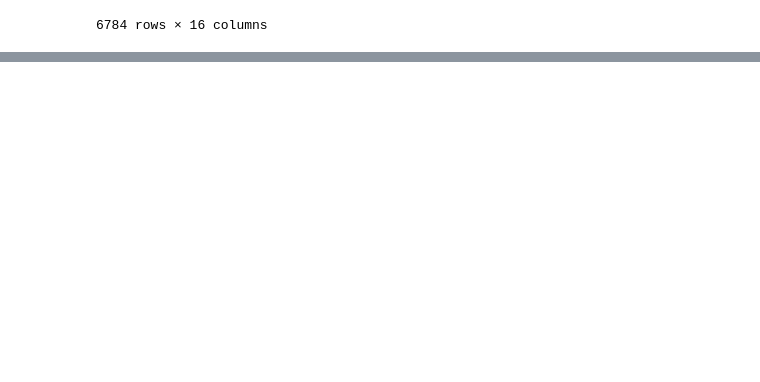
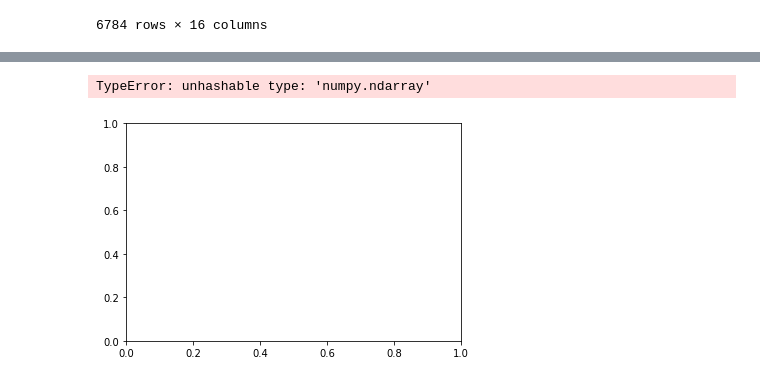
Before and after one commit to stewart-lacy/final-project, a Jupyter notebook: Machine_Learning_Shots.ipynb, the cells around one changed output, grey strips where cells are left out. Saved outputs shown, nothing was run; the diff lists cells and outputs as text; code cells hidden in the pictures; blank space fills up the shorter version.

Commit message:
Pull

```diff
--- a/Machine_Learning_Shots.ipynb
+++ b/Machine_Learning_Shots.ipynb
@@ -167,0 +193,3 @@ formattedChicago
+# %%
+data = df.copy()
+data_binary_encoder = pd.get_dummies(data,columns=["shot type"])
@@ -167,0 +242,3 @@ formattedChicago
+# %%
+lfit = regr.fit(training_data,training_test)
+print('Coefficients: \n', regr.coef_)
@@ -167,0 +260,33 @@ formattedChicago
+# %%
+testing_data = testing.loc[:,['LOC_X','LOC_Y','shot type_Alley Oop Dunk',
+       'shot type_Alley Oop Layup', 'shot type_Cutting Dunk Shot',
+       'shot type_Cutting Finger Roll Layup Shot',
+       'shot type_Cutting Layup Shot', 'shot type_Driving Bank Hook Shot',
+       'shot type_Driving Bank Shot', 'shot type_Driving Dunk',
+       'shot type_Driving Finger Roll Layup',
+       'shot type_Driving Floating Bank Jump Shot',
+       'shot type_Driving Floating Jump Shot', 'shot type_Driving Hook Shot',
+       'shot type_Driving Layup', 'shot type_Driving Reverse Layup',
+       'shot type_Dunk', 'shot type_Fadeaway Bank Shot',
+       'shot type_Fadeaway Jumper', 'shot type_Finger Roll Layup',
+       'shot type_Floating Jump Shot', 'shot type_Hook Bank Shot',
+       'shot type_Hook Shot', 'shot type_Jump Bank Shot',
+       'shot type_Jump Shot', 'shot type_Layup', 'shot type_Pullup Bank Shot',
+       'shot type_Pullup Jump Shot', 'shot type_Putback Dunk',
+       'shot type_Putback Layup', 'shot type_Reverse Dunk',
+       'shot type_Reverse Layup', 'shot type_Running Alley Oop Dunk Shot',
+       'shot type_Running Dunk', 'shot type_Running Finger Roll Layup',
+       'shot type_Running Jump Shot', 'shot type_Running Layup',
+       'shot type_Running Pull-Up Jump Shot',
+       'shot type_Running Reverse Layup', 'shot type_Step Back Bank Jump Shot',
+       'shot type_Step Back Jump Shot', 'shot type_Tip Layup Shot',
+       'shot type_Turnaround Bank Hook Shot', 'shot type_Turnaround Bank Shot',
+       'shot type_Turnaround Fadeaway',
+       'shot type_Turnaround Fadeaway Bank Jump Shot',
+       'shot type_Turnaround Fadeaway Shot', 'shot type_Turnaround Hook Shot',
+       'shot type_Turnaround Jump Shot']]
+testing_test = testing[['EVENT_TYPE']].as_matrix()
+# %%
+prediction_of_test = regr.predict(testing_data)
+prediction_of_test.shape
+prediction_of_test.dtype
@@ -167,0 +306,9 @@ formattedChicago
+# %%
+%matplotlib inline
+plt.scatter(testing_test,prediction_of_test,color='black')
+
+x0 = min(testing_test)
+x1= max (testing_test)
+# %% [output]
+TypeError: unhashable type: 'numpy.ndarray'
+[figure, added]
```
Also changed, not shown: parts of 25 cells of this notebook, 1 other file.
